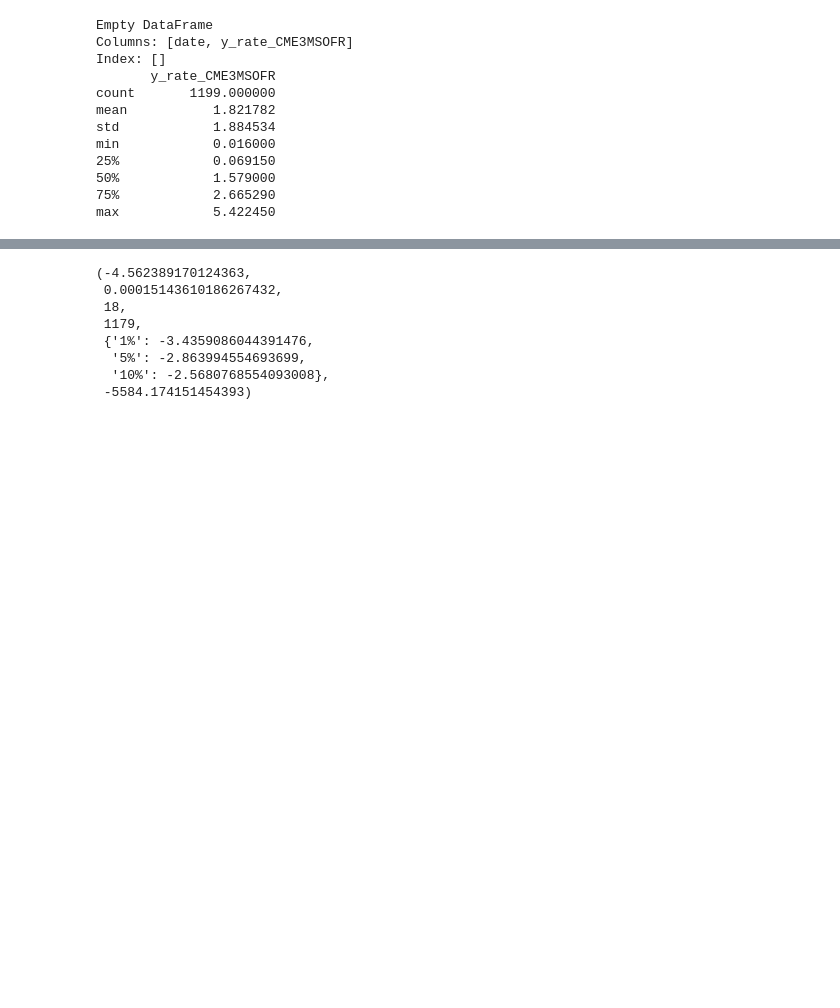
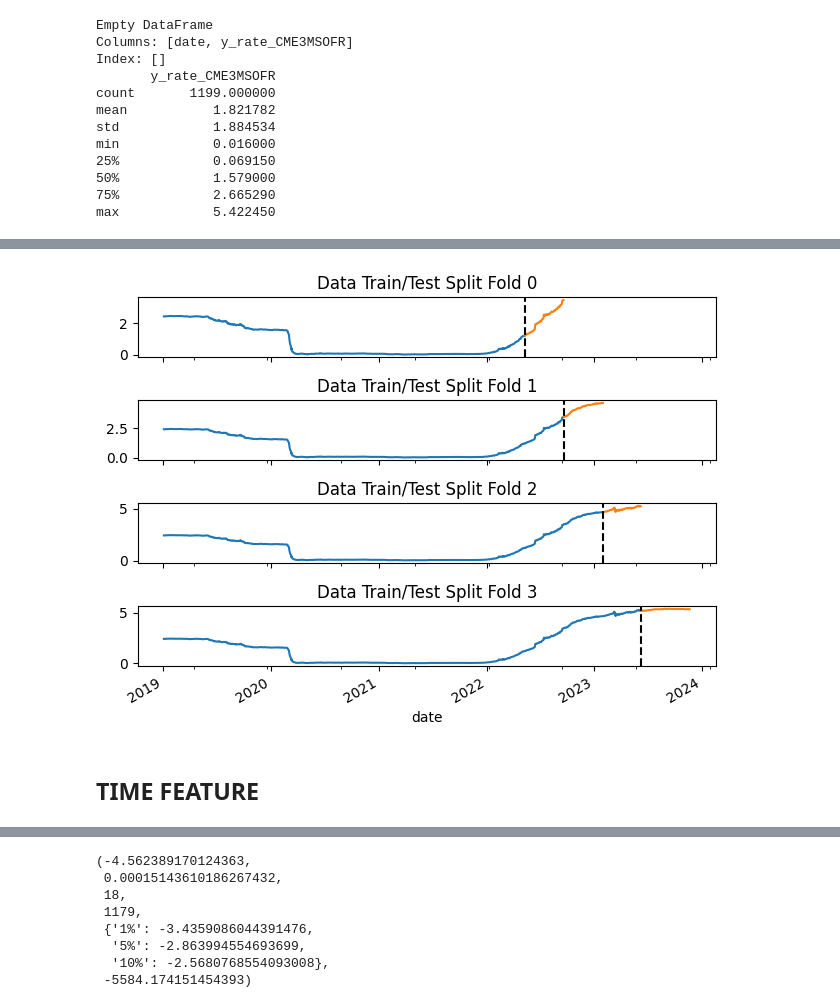
Before and after one commit to kilowiski/qf634_proj, a Jupyter notebook: code/634_jos_xgboost_simple.ipynb, the cells around one changed output, grey strips where cells are left out. Cells and saved outputs as stored; diff of their text form; code cells hidden in the pictures; blank space fills up the shorter version.

```diff
--- a/code/634_jos_xgboost_simple.ipynb
+++ b/code/634_jos_xgboost_simple.ipynb
@@ -172,14 +172,5 @@ df_concat
 | 1197 | 2023-11-17 | 5.36710 | 94.6525 | 5.3969 | 5.3696 |
 | 1198 | 2023-11-21 | 5.37151 | 94.6500 | 5.3999 | 5.3770 |
 1199 rows × 5 columns
-# %%
-# lag the features by x
-lag = 1
-df_concat[f"x_rate_CME3MSOFR_lag{lag}"] = df_concat["y_rate_CME3MSOFR"].shift(lag)
-df_concat[f"x_price_3MSOFRFuture_lag{lag}"] = df_concat["price_3MSOFRFuture"].shift(lag)
-df_concat[f"x_rate_USTbill3M_lag{lag}"] = df_concat["rate_USTbill3M"].shift(lag)
-df_concat[f"x_mid_USD3MOIS_lag{lag}"] = df_concat["mid_USD3MOIS"].shift(lag)
 # %%
-df_concat.drop(
-    columns=["price_3MSOFRFuture", "rate_USTbill3M", "mid_USD3MOIS"], inplace=True
-)
+df_concat.set_index("date", inplace=True)
@@ -203,0 +203,23 @@ plt.grid()
+# %%
+from sklearn.model_selection import TimeSeriesSplit
+
+tss = TimeSeriesSplit(n_splits=4, test_size=90)
+
+fig, axs = plt.subplots(4, 1, sharex=True)
+
+fold = 0
+for train_idx, val_idx in tss.split(df_concat):
+    train = df_concat.iloc[train_idx]
+    test = df_concat.iloc[val_idx]
+    train["y_rate_CME3MSOFR"].plot(
+        ax=axs[fold], label="Training Set", title=f"Data Train/Test Split Fold {fold}"
+    )
+    test["y_rate_CME3MSOFR"].plot(ax=axs[fold], label="Test Set")
+    axs[fold].axvline(test.index.min(), color="black", ls="--")
+    fold += 1
+plt.tight_layout()
+plt.show()
+# %% [output]
+[figure, added]
+# %% [markdown]
+## TIME FEATURE ##
```
Also changed, not shown: parts of 27 cells of this notebook.
